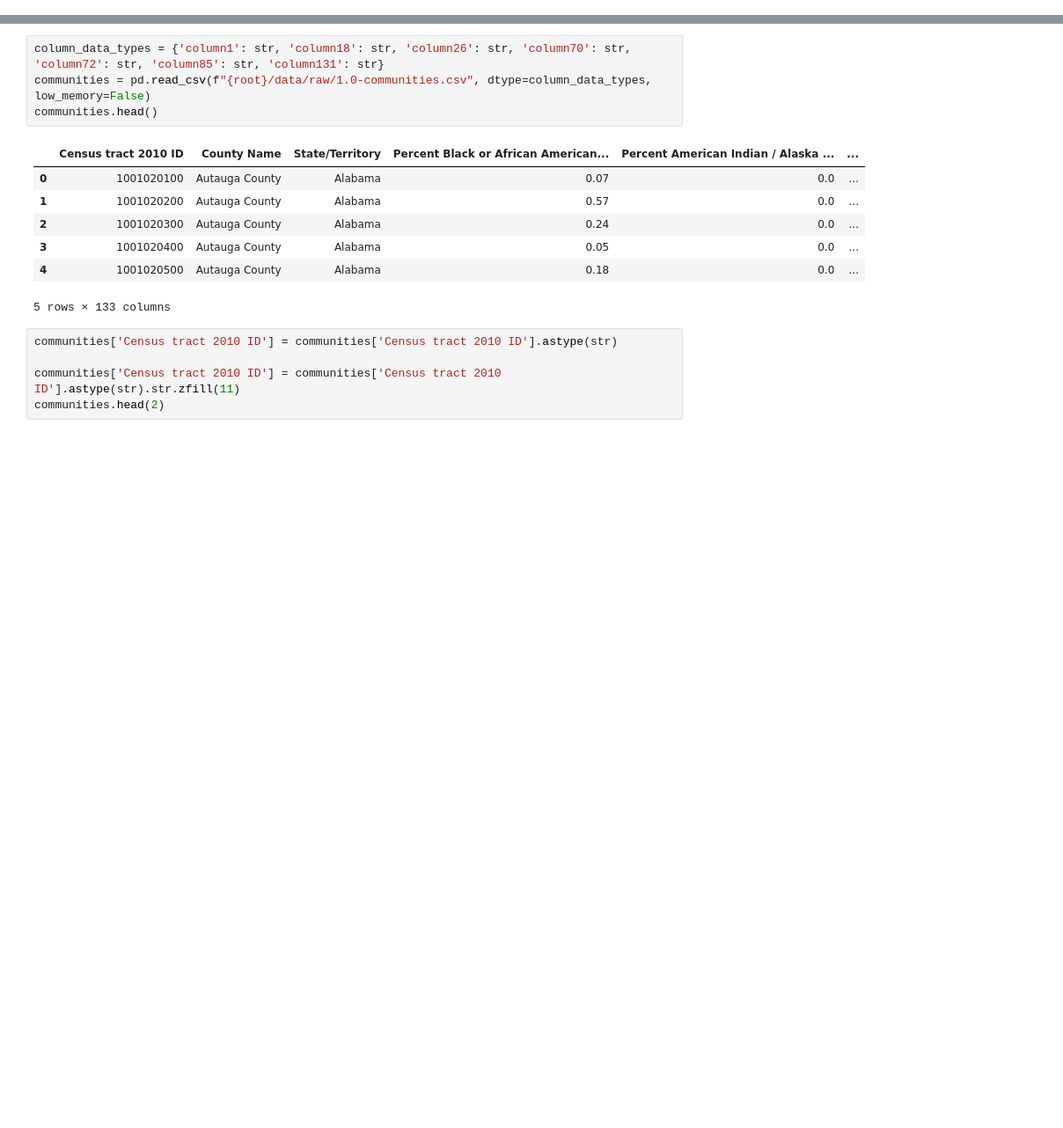
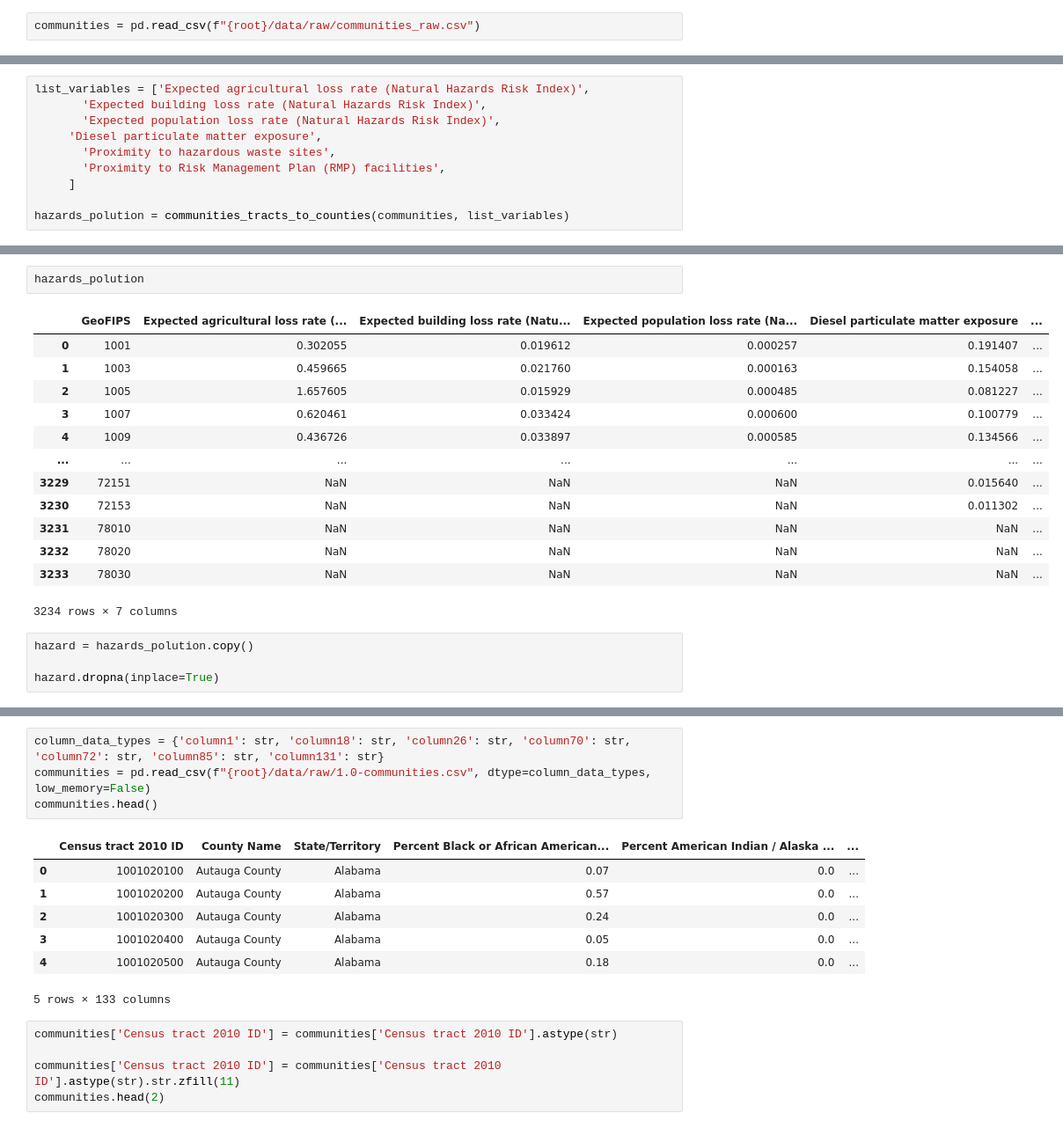
Before and after one commit to BasisResearch/cities, a Jupyter notebook: docs/experimental_notebooks/data_processing/clean_scrapbook.ipynb, the cells around one changed output, grey strips where cells are left out. Shown at 88% size. Saved outputs shown, nothing was run; the diff lists cells and outputs as text; blank space fills up the shorter version.

Commit message:
adding communities variables WIP

```diff
--- a/docs/experimental_notebooks/data_processing/clean_scrapbook.ipynb
+++ b/docs/experimental_notebooks/data_processing/clean_scrapbook.ipynb
@@ -39,3 +40,5 @@ def tableInfo(tableName):
 
 
 root = find_repo_root()
+# %%
+communities = pd.read_csv(f"{root}/data/raw/communities_raw.csv")
@@ -41,0 +130,10 @@ root = find_repo_root()
+# %%
+list_variables = ['Expected agricultural loss rate (Natural Hazards Risk Index)',
+       'Expected building loss rate (Natural Hazards Risk Index)',
+       'Expected population loss rate (Natural Hazards Risk Index)',
+     'Diesel particulate matter exposure',
+       'Proximity to hazardous waste sites',
+       'Proximity to Risk Management Plan (RMP) facilities',
+     ]
+
+hazards_polution = communities_tracts_to_counties(communities, list_variables)
@@ -41,0 +152,20 @@ root = find_repo_root()
+# %%
+hazards_polution
+# %% [output]
+|  | GeoFIPS | Expected agricultural loss rate (... | Expected building loss rate (Natu... | Expected population loss rate (Na... | Diesel particulate matter exposure | ... |
+| 0 | 1001 | 0.302055 | 0.019612 | 0.000257 | 0.191407 | ... |
+| 1 | 1003 | 0.459665 | 0.021760 | 0.000163 | 0.154058 | ... |
+| 2 | 1005 | 1.657605 | 0.015929 | 0.000485 | 0.081227 | ... |
+| 3 | 1007 | 0.620461 | 0.033424 | 0.000600 | 0.100779 | ... |
+| 4 | 1009 | 0.436726 | 0.033897 | 0.000585 | 0.134566 | ... |
+| ... | ... | ... | ... | ... | ... | ... |
+| 3229 | 72151 | NaN | NaN | NaN | 0.015640 | ... |
+| 3230 | 72153 | NaN | NaN | NaN | 0.011302 | ... |
+| 3231 | 78010 | NaN | NaN | NaN | NaN | ... |
+| 3232 | 78020 | NaN | NaN | NaN | NaN | ... |
+| 3233 | 78030 | NaN | NaN | NaN | NaN | ... |
+3234 rows × 7 columns
+# %%
+hazard = hazards_polution.copy()
+
+hazard.dropna(inplace=True)
```
Also changed, not shown: parts of 25 cells of this notebook, 7 other files.
